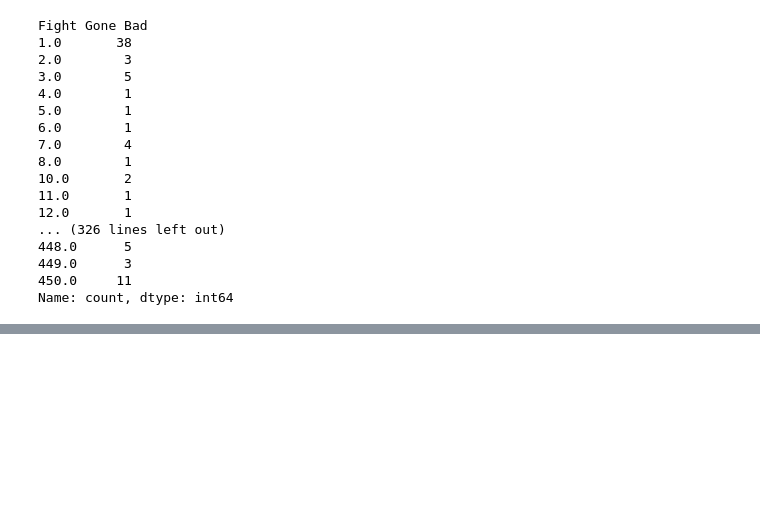
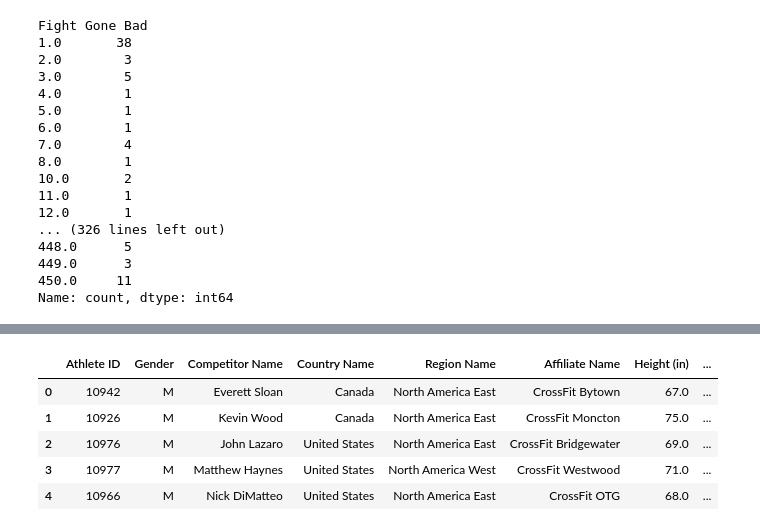
Before and after one commit to cdmoseley/CrossFit-Galvanize-Capstone, a Jupyter notebook: Crossfit_Webscrape.ipynb, the cells around one changed output, grey strips where cells are left out. Cells and saved outputs as stored; diff of their text form; code cells hidden in the pictures; blank space fills up the shorter version.

```diff
--- a/Crossfit_Webscrape.ipynb
+++ b/Crossfit_Webscrape.ipynb
@@ -1177,0 +1382,6 @@ Pre_DT.head()
+# %%
+# Replace values less than 60 or greater than 1800 with NaN
+Pre_DT.loc[(Pre_DT['L1 Benchmark (sec)'] < 60) | (Pre_DT['L1 Benchmark (sec)'] > 1800), 'L1 Benchmark (sec)'] = pd.NaT
+
+# Set 'L1 Benchmark (time)' to NaN for rows where 'Helen (sec)' is NaN
+Pre_DT.loc[Pre_DT['L1 Benchmark (sec)'].isna(), 'L1 Benchmark (time)'] = pd.NaT
@@ -1177,0 +1418,6 @@ Pre_DT.head()
+# %%
+# Replace values less than 600 or greater than 1800 with NaN
+Pre_DT.loc[(Pre_DT['Run 5k (sec)'] < 600) | (Pre_DT['Run 5k (sec)'] > 3600), 'Run 5k (sec)'] = pd.NaT
+
+# Set 'L1 Benchmark (time)' to NaN for rows where 'Helen (sec)' is NaN
+Pre_DT.loc[Pre_DT['Run 5k (sec)'].isna(), 'Run 5k (time)'] = pd.NaT
@@ -1177,0 +1454,6 @@ Pre_DT.head()
+# %%
+# Replace values less than 43 or greater than 600 with NaN
+Pre_DT.loc[(Pre_DT['Sprint 400m (sec)'] < 43) | (Pre_DT['Sprint 400m (sec)'] > 600), 'Sprint 400m (sec)'] = pd.NaT
+
+# Set 'L1 Benchmark (time)' to NaN for rows where 'Helen (sec)' is NaN
+Pre_DT.loc[Pre_DT['Sprint 400m (sec)'].isna(), 'Sprint 400m (time)'] = pd.NaT
@@ -1177,0 +1510,7 @@ Pre_DT.head()
+# %%
+# Filter columns by data type
+datetime_columns = Pre_DT.select_dtypes(include=['datetime64']).columns
+
+# Drop the column 'Fran 50 (sec)' if it's in the datetime columns list
+if 'Fran 50 (sec)' in datetime_columns:
+    Pre_DT.drop(columns=['Fran 50 (sec)'], inplace=True)
@@ -1177,0 +1537,9 @@ Pre_DT.head()
+# %%
+Pre_DT.head()
+# %% [output]
+|  | Athlete ID | Gender | Competitor Name | Country Name | Region Name | Affiliate Name | Height (in) | ... |
+| 0 | 10942 | M | Everett Sloan | Canada | North America East | CrossFit Bytown | 67.0 | ... |
+| 1 | 10926 | M | Kevin Wood | Canada | North America East | CrossFit Moncton | 75.0 | ... |
+| 2 | 10976 | M | John Lazaro | United States | North America East | CrossFit Bridgewater | 69.0 | ... |
+| 3 | 10977 | M | Matthew Haynes | United States | North America West | CrossFit Westwood | 71.0 | ... |
+| 4 | 10966 | M | Nick DiMatteo | United States | North America East | CrossFit OTG | 68.0 | ... |
```
Also changed, not shown: parts of 21 cells of this notebook, 2 other files.
